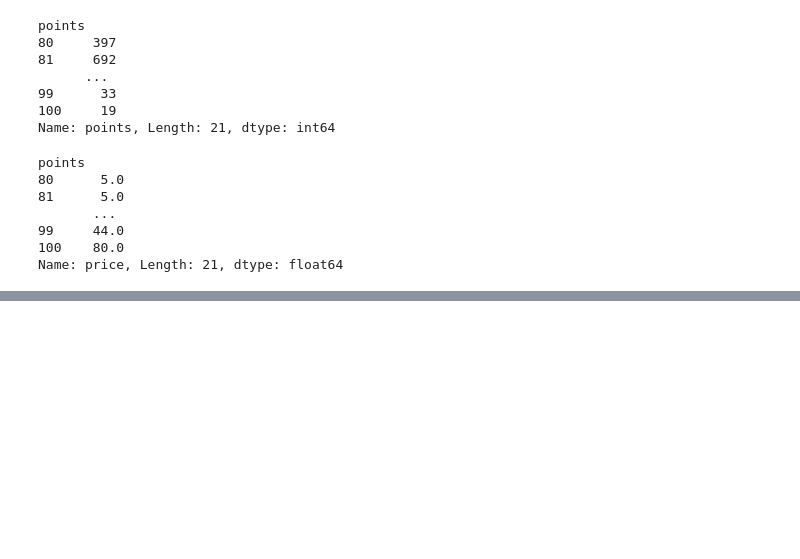
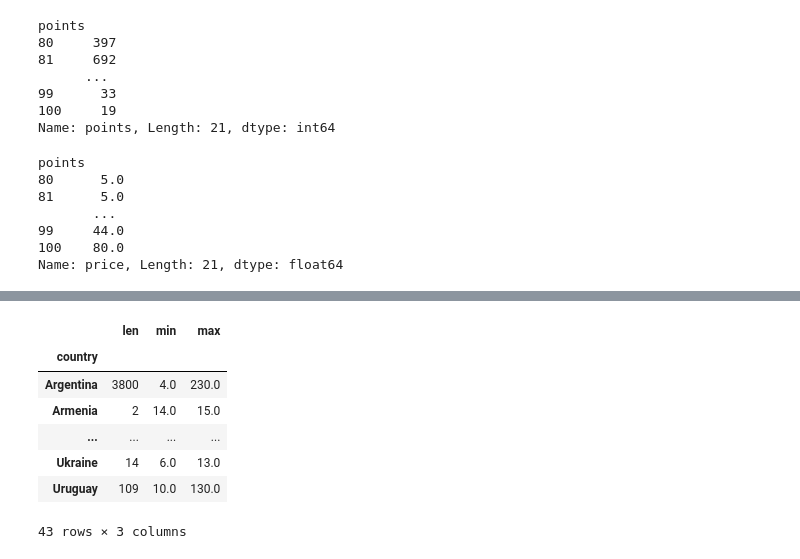
Before and after one commit to GTD2401-ACD-GA-AD25/03-pandas-ricardo-qm, a Jupyter notebook: 04. GroupSort.ipynb, the cells around one changed output, grey strips where cells are left out. Drawn from its saved outputs; the diff is of its cells as text; code cells hidden in the pictures; blank space fills up the shorter version.

```diff
--- a/04. GroupSort.ipynb
+++ b/04. GroupSort.ipynb
@@ -28,0 +50,11 @@ Name: price, Length: 21, dtype: float64
+# %%
+reviews.groupby(['country']).price.agg([len, min, max])
+# %% [output]
+|  | len | min | max |
+| country |  |  |  |
+| Argentina | 3800 | 4.0 | 230.0 |
+| Armenia | 2 | 14.0 | 15.0 |
+| ... | ... | ... | ... |
+| Ukraine | 14 | 6.0 | 13.0 |
+| Uruguay | 109 | 10.0 | 130.0 |
+43 rows × 3 columns
```
Also changed, not shown: parts of 11 cells of this notebook.
